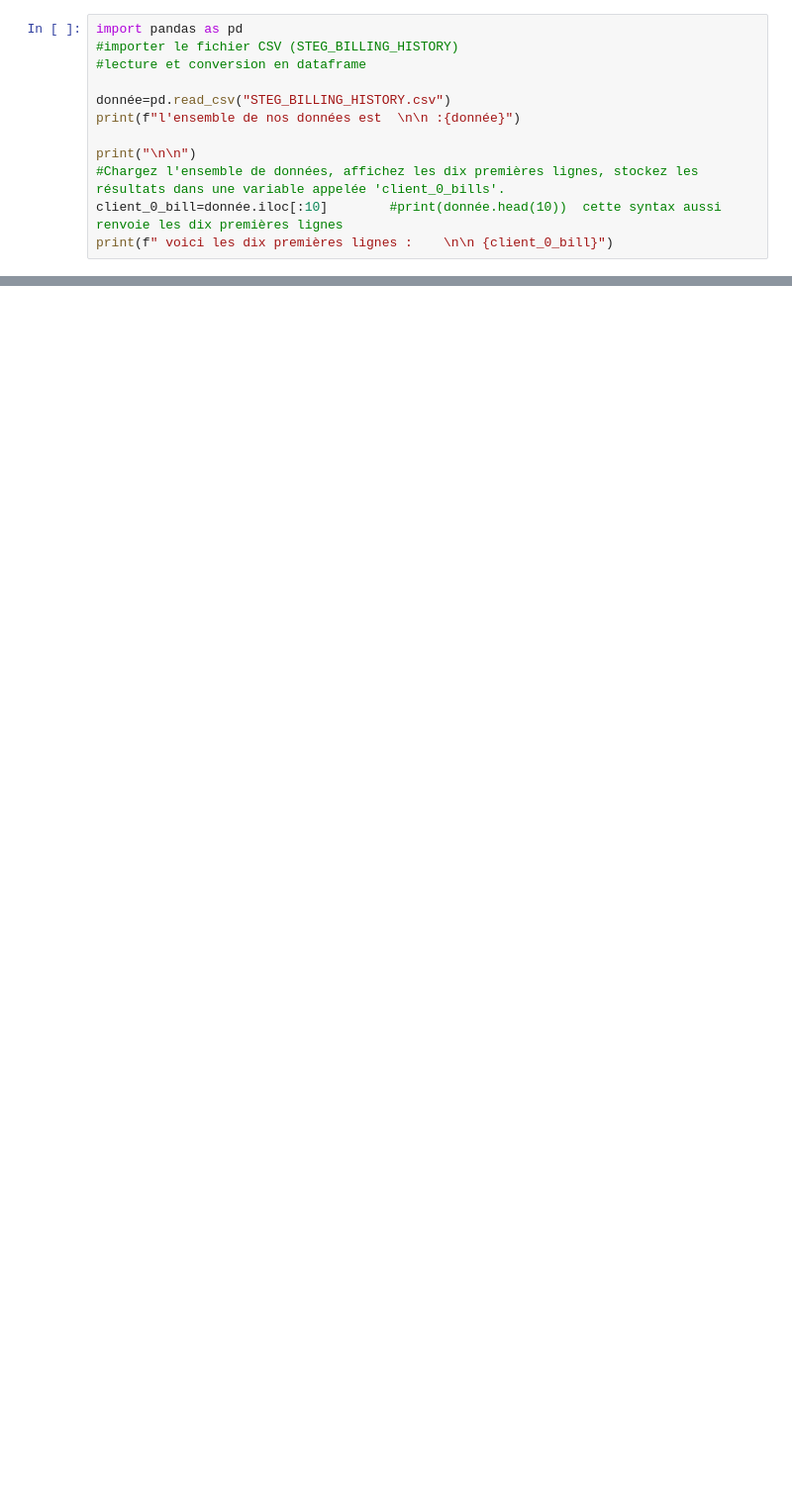
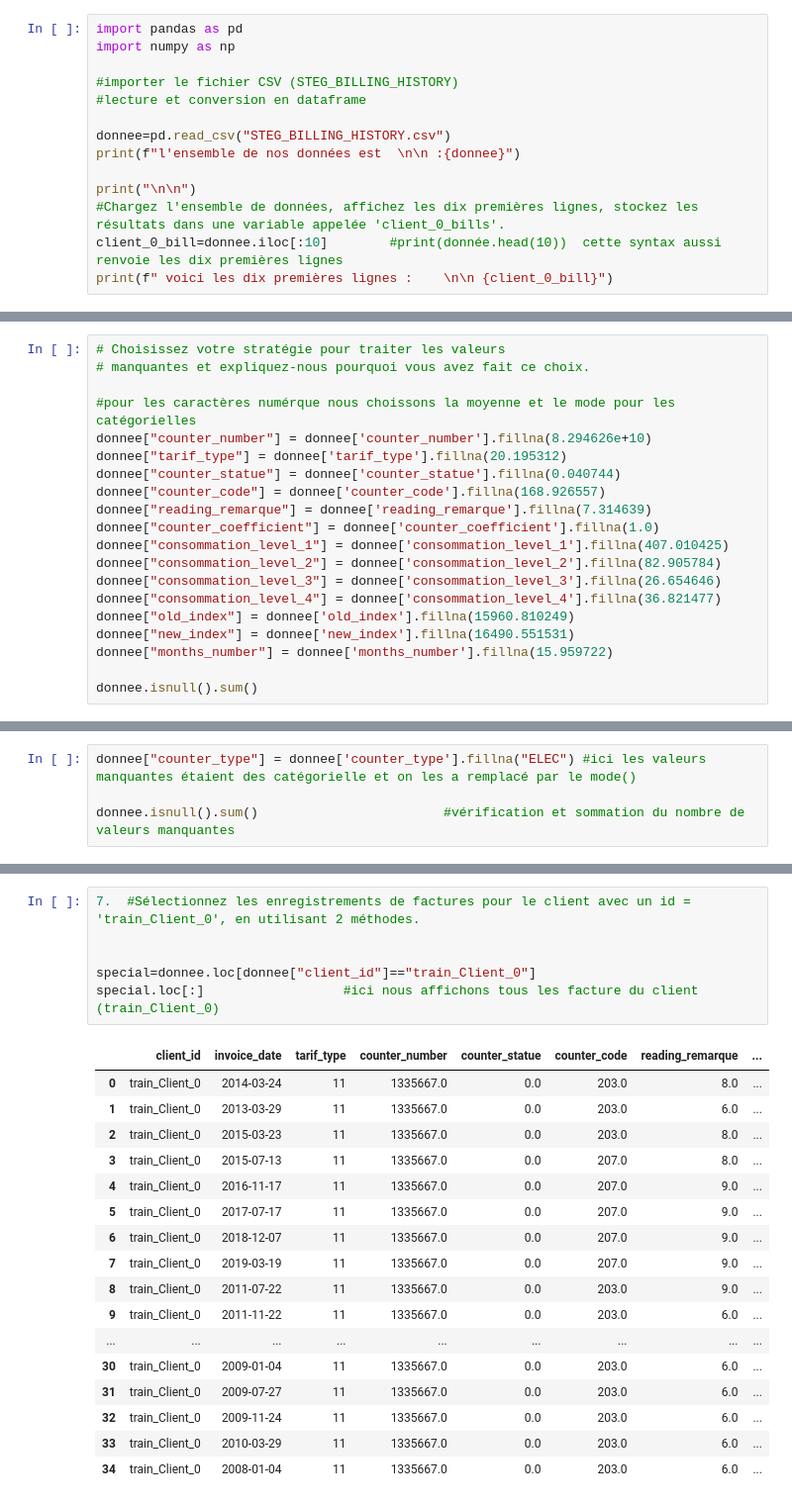
Before and after one commit to saneseydou/SQL, a Jupyter notebook: Pandas__pre_processing_.ipynb, the cells around one changed output, grey strips where cells are left out. Shown: that part at 99% size. Saved outputs shown, nothing was run; the diff lists cells and outputs as text; blank space fills up the shorter version.

Commit message:
prétraitement de données pandas

```diff
--- a/Pandas__pre_processing_.ipynb
+++ b/Pandas__pre_processing_.ipynb
@@ -2,13 +2,15 @@
 <a href="https://colab.research.google.com/github/saneseydou/SQL/blob/master/Pandas__pre_processing_.ipynb" target="_parent"><img src="https://colab.research.google.com/assets/colab-badge.svg" alt="Open In Colab"/></a>
 # %%
 import pandas as pd
+import numpy as np
+
 #importer le fichier CSV (STEG_BILLING_HISTORY)
 #lecture et conversion en dataframe
 
-donnée=pd.read_csv("STEG_BILLING_HISTORY.csv")
-print(f"l'ensemble de nos données est  \n\n :{donnée}")
+donnee=pd.read_csv("STEG_BILLING_HISTORY.csv")
+print(f"l'ensemble de nos données est  \n\n :{donnee}")
 
 print("\n\n")
 #Chargez l'ensemble de données, affichez les dix premières lignes, stockez les résultats dans une variable appelée 'client_0_bills'.
-client_0_bill=donnée.iloc[:10]        #print(donnée.head(10))  cette syntax aussi renvoie les dix premières lignes
+client_0_bill=donnee.iloc[:10]        #print(donnée.head(10))  cette syntax aussi renvoie les dix premières lignes
 print(f" voici les dix premières lignes :    \n\n {client_0_bill}")
@@ -37,0 +97,20 @@ donnée['column_name'].fillna(data['column_name'].mean(), inplace=True)
+# %%
+# Choisissez votre stratégie pour traiter les valeurs
+# manquantes et expliquez-nous pourquoi vous avez fait ce choix.
+
+#pour les caractères numérque nous choissons la moyenne et le mode pour les catégorielles
+donnee["counter_number"] = donnee['counter_number'].fillna(8.294626e+10)
+donnee["tarif_type"] = donnee['tarif_type'].fillna(20.195312)
+donnee["counter_statue"] = donnee['counter_statue'].fillna(0.040744)
+donnee["counter_code"] = donnee['counter_code'].fillna(168.926557)
+donnee["reading_remarque"] = donnee['reading_remarque'].fillna(7.314639)
+donnee["counter_coefficient"] = donnee['counter_coefficient'].fillna(1.0)
+donnee["consommation_level_1"] = donnee['consommation_level_1'].fillna(407.010425)
+donnee["consommation_level_2"] = donnee['consommation_level_2'].fillna(82.905784)
+donnee["consommation_level_3"] = donnee['consommation_level_3'].fillna(26.654646)
+donnee["consommation_level_4"] = donnee['consommation_level_4'].fillna(36.821477)
+donnee["old_index"] = donnee['old_index'].fillna(15960.810249)
+donnee["new_index"] = donnee['new_index'].fillna(16490.551531)
+donnee["months_number"] = donnee['months_number'].fillna(15.959722)
+
+donnee.isnull().sum()
@@ -37,0 +126,4 @@ donnée['column_name'].fillna(data['column_name'].mean(), inplace=True)
+# %%
+donnee["counter_type"] = donnee['counter_type'].fillna("ELEC") #ici les valeurs manquantes étaient des catégorielle et on les a remplacé par le mode()
+
+donnee.isnull().sum()                        #vérification et sommation du nombre de valeurs manquantes
@@ -37,0 +162,24 @@ donnée['column_name'].fillna(data['column_name'].mean(), inplace=True)
+# %%
+7.	#Sélectionnez les enregistrements de factures pour le client avec un id = 'train_Client_0', en utilisant 2 méthodes.
+
+
+special=donnee.loc[donnee["client_id"]=="train_Client_0"]
+special.loc[:]                  #ici nous affichons tous les facture du client (train_Client_0)
+# %% [output]
+|  | client_id | invoice_date | tarif_type | counter_number | counter_statue | counter_code | reading_remarque | ... |
+| 0 | train_Client_0 | 2014-03-24 | 11 | 1335667.0 | 0.0 | 203.0 | 8.0 | ... |
+| 1 | train_Client_0 | 2013-03-29 | 11 | 1335667.0 | 0.0 | 203.0 | 6.0 | ... |
+| 2 | train_Client_0 | 2015-03-23 | 11 | 1335667.0 | 0.0 | 203.0 | 8.0 | ... |
+| 3 | train_Client_0 | 2015-07-13 | 11 | 1335667.0 | 0.0 | 207.0 | 8.0 | ... |
+| 4 | train_Client_0 | 2016-11-17 | 11 | 1335667.0 | 0.0 | 207.0 | 9.0 | ... |
+| 5 | train_Client_0 | 2017-07-17 | 11 | 1335667.0 | 0.0 | 207.0 | 9.0 | ... |
+| 6 | train_Client_0 | 2018-12-07 | 11 | 1335667.0 | 0.0 | 207.0 | 9.0 | ... |
+| 7 | train_Client_0 | 2019-03-19 | 11 | 1335667.0 | 0.0 | 207.0 | 9.0 | ... |
+| 8 | train_Client_0 | 2011-07-22 | 11 | 1335667.0 | 0.0 | 203.0 | 9.0 | ... |
+| 9 | train_Client_0 | 2011-11-22 | 11 | 1335667.0 | 0.0 | 203.0 | 6.0 | ... |
+| ... | ... | ... | ... | ... | ... | ... | ... | ... |
+| 30 | train_Client_0 | 2009-01-04 | 11 | 1335667.0 | 0.0 | 203.0 | 6.0 | ... |
+| 31 | train_Client_0 | 2009-07-27 | 11 | 1335667.0 | 0.0 | 203.0 | 6.0 | ... |
+| 32 | train_Client_0 | 2009-11-24 | 11 | 1335667.0 | 0.0 | 203.0 | 6.0 | ... |
+| 33 | train_Client_0 | 2010-03-29 | 11 | 1335667.0 | 0.0 | 203.0 | 6.0 | ... |
+| 34 | train_Client_0 | 2008-01-04 | 11 | 1335667.0 | 0.0 | 203.0 | 6.0 | ... |
```
Also changed, not shown: parts of 14 cells of this notebook.
